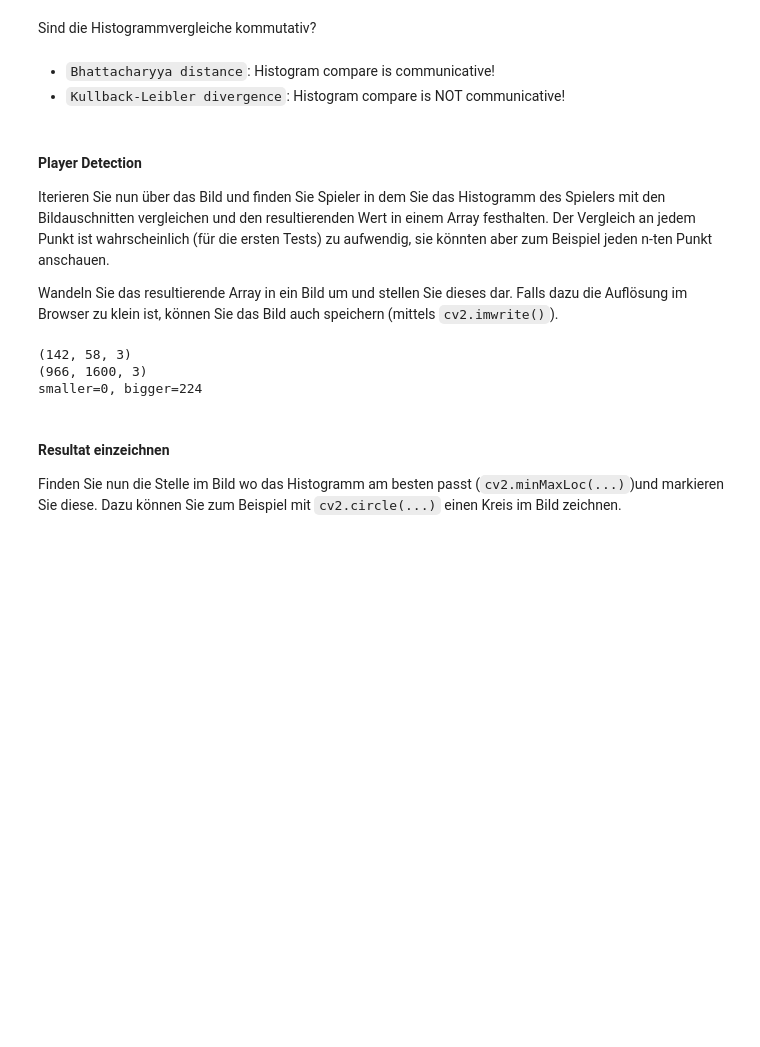
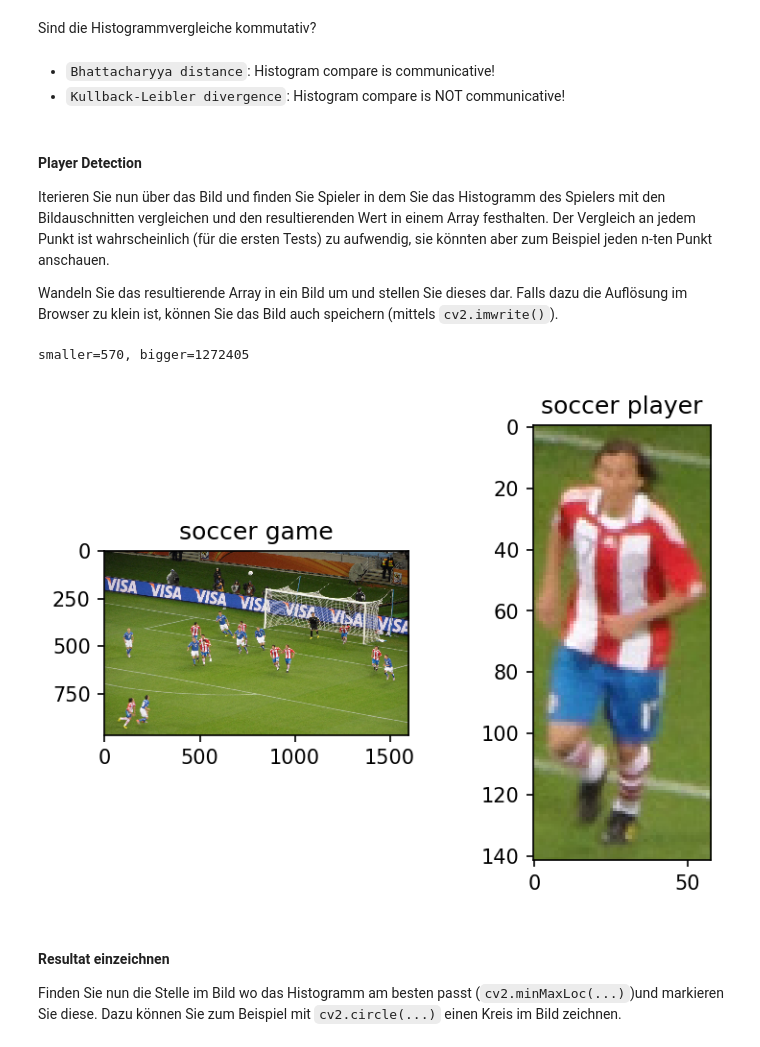
Before and after one commit to tschibu/hslu-ipcv-exercises, a Jupyter notebook: exercise03/opencv_uebung3_1.ipynb, the cells around one changed output. Cells and saved outputs as stored; diff of their text form; code cells hidden in the pictures; blank space fills up the shorter version.

```diff
--- a/exercise03/opencv_uebung3_1.ipynb
+++ b/exercise03/opencv_uebung3_1.ipynb
@@ -97,13 +97,13 @@ edge = [750,60] # other player
 sub_image = image_hsv[edge[0]:950, edge[1]:170]
 
 # Calculate Histogramm
-player_histogram = cv2.calcHist(palyer_hsv, [0, 1], None, [180, 256], [0, 180, 0, 256])
+player_histogram = cv2.calcHist(player_hsv, [0, 1], None, [180, 256], [0, 180, 0, 256])
 sub_image_histogram = cv2.calcHist(sub_image, [0, 1], None, [180, 256], [0, 180, 0, 256])
 
 # Plotting images
 plt.subplot(2, 2, 1)
 plt.title("Original")
-plt.imshow(palyer_hsv)
+plt.imshow(player_hsv)
 plt.subplot(2, 2, 2)
 plt.title("Histogram - Original")
 plt.imshow(player_histogram, interpolation = 'nearest')
@@ -142,55 +142,60 @@ Iterieren Sie nun über das Bild und finden Sie Spieler in dem Sie das Histogram
 Wandeln Sie das resultierende Array in ein Bild um und stellen Sie dieses dar. Falls dazu die Auflösung im Browser zu klein ist, können Sie das Bild auch speichern (mittels `cv2.imwrite()`).
 # %%
 # load image
+player  = cv2.imread('../data/player.jpg')
+player_hsv = cv2.cvtColor(player, cv2.COLOR_BGR2HSV)
+player_rgb = cv2.cvtColor(player, cv2.COLOR_BGR2RGB)
 image = cv2.imread('../data/soccer-game.jpg')
 image_hsv = cv2.cvtColor(image, cv2.COLOR_BGR2HSV)
-player  = cv2.imread('../data/player.jpg')
-player_hsv = cv2.cvtColor(player, cv2.COLOR_BGR2HSV)
+image_rgb = cv2.cvtColor(image, cv2.COLOR_BGR2RGB)
+
+# show image
+plt.subplot(1, 2, 1)
+plt.title("soccer game")
+plt.imshow(image_rgb)
+plt.subplot(1, 2, 2)
+plt.title("soccer player")
+plt.imshow(player_rgb)
 
 # settings
-bhat_threshold = 0.59
+bhat_threshold = 0.60
 hit_smaller = 0
 hit_bigger = 0
-accuracy = 10
+accuracy = 1
 
 # list with all matchs
 hit_list = list()
 
 # size from image and player
 player_height, player_width, _ = player.shape
 image_height, image_width, _ = image.shape
-print(player.shape)
-print(image.shape)
 
 # scanned range
 range_height, range_width = 150, 50
 
 # Calculate histogram from player
 player_hsv_histogram = cv2.calcHist([player_hsv], [0, 1], None, [180, 256], [0, 180, 0, 256])
 
 # loop through the picture
-for y in np.arange(0, image_height, range_height):
-#for y in range(0, (image_height - player_height + accuracy), accuracy):
-    for x in np.arange(0, image_width, range_width):
-    #for x in range(0, (image_width - player_width + accuracy), accuracy): #width
-
+#for y in np.arange(0, image_height, range_height):
+for y in range(0, (image_height - player_height + accuracy), accuracy):
+    #for x in np.arange(0, image_width, range_width):
+    for x in range(0, (image_width - player_width + accuracy), accuracy): #width
         # Cut off sub_image
         sample_image = image_hsv[y:y+player_height, x:x+player_width]
-        sample_histogram = cv2.calcHist([sample_image], [0,1] , None, [180, 256], [0, 180, 0, 256])
-        dist_bhatt = cv2.compareHist(player_histogram, sample_histogram, method=cv2.HISTCMP_BHATTACHARYYA)
+        sample_histogram = cv2.calcHist([sample_image], [0,1], None, [180, 256], [0, 180, 0, 256])
+        dist_bhatt = cv2.compareHist(sample_histogram, player_hsv_histogram, method=cv2.HISTCMP_BHATTACHARYYA)
 
         if dist_bhatt < bhat_threshold:
             hit_smaller += 1
-            print('Bhat: {}'.format(dist_bhatt))
-            hit_list.append((y, y+player_height, x, x+player_width))
+            hit_list.append((y, y+player_height, x, x+player_width, dist_bhatt))
         else:
             hit_bigger += 1
 
 print('smaller={}, bigger={}'.format(hit_smaller, hit_bigger))
 # %% [output]
-(142, 58, 3)
-(966, 1600, 3)
-smaller=0, bigger=224
+smaller=570, bigger=1272405
+[figure, added]
 # %% [markdown]
 #### Resultat einzeichnen
 
```
Also changed, not shown: parts of 2 cells of this notebook.
